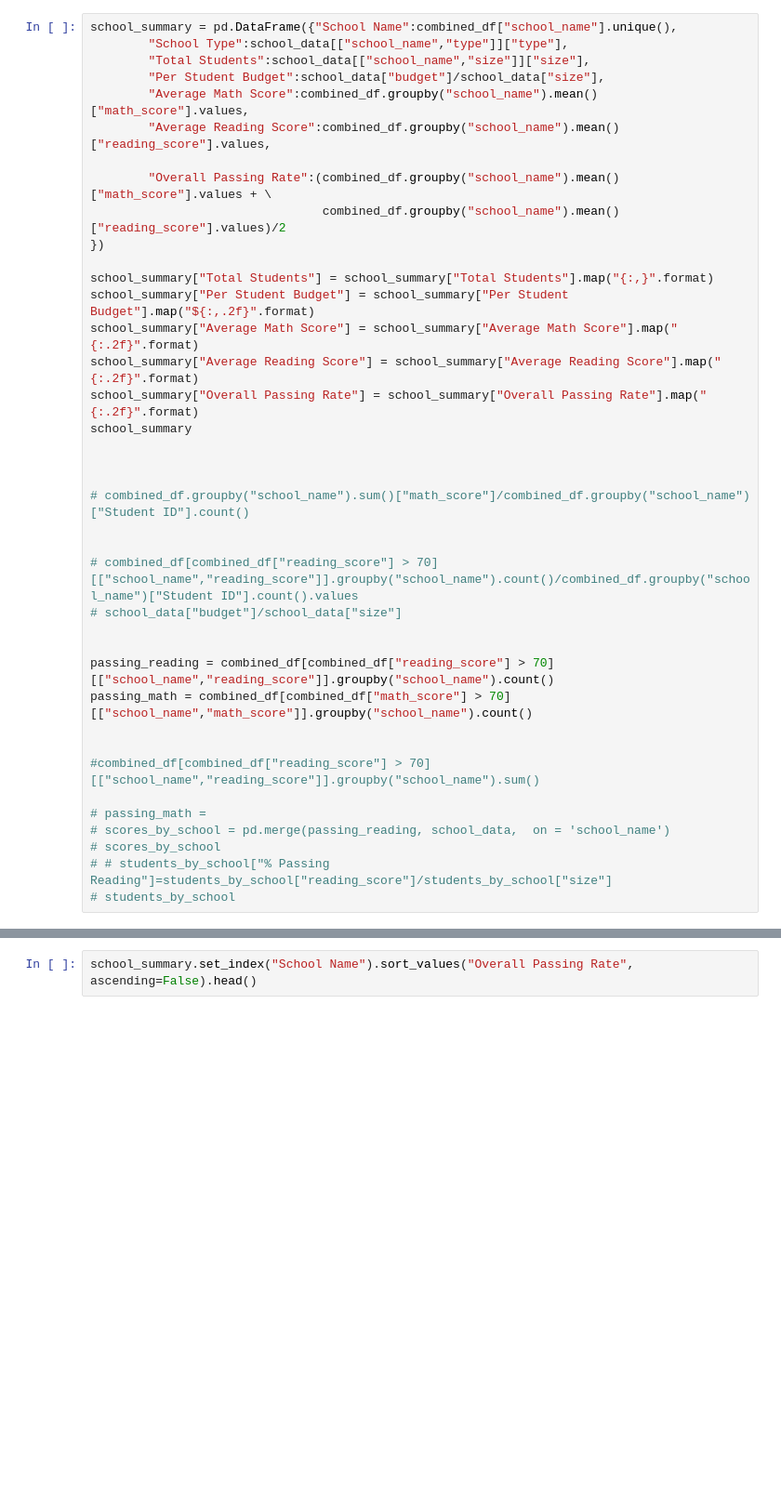
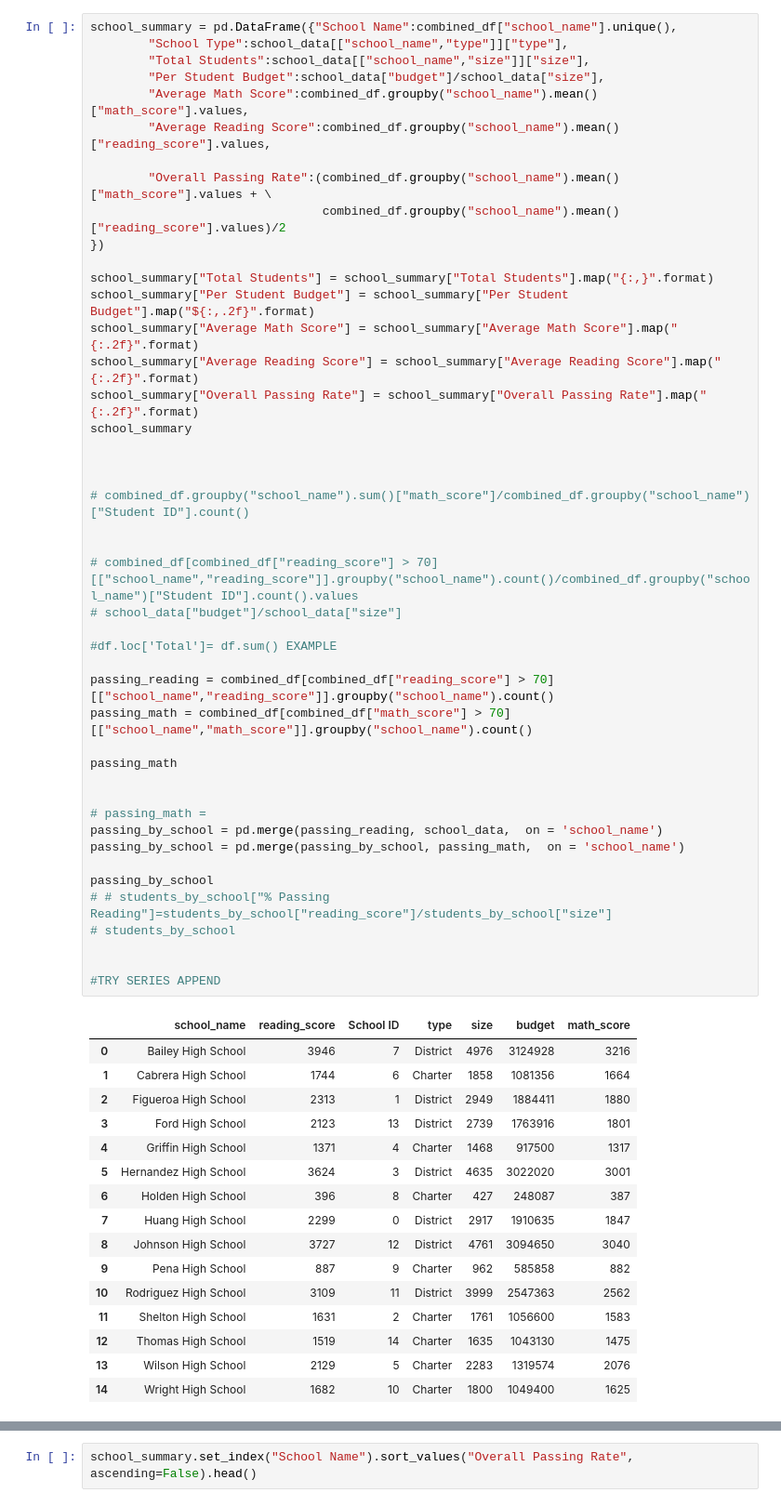
Before and after one commit to sbogdan-sb/Python-Data-Analysis, a Jupyter notebook: AcademyOfPy/AcademyOfPy.ipynb, the cells around one changed output, grey strips where cells are left out. Shown at 93% size. Saved outputs shown, nothing was run; the diff lists cells and outputs as text; blank space fills up the shorter version.

```diff
--- a/AcademyOfPy/AcademyOfPy.ipynb
+++ b/AcademyOfPy/AcademyOfPy.ipynb
@@ -42,33 +36,56 @@ school_summary = pd.DataFrame({"School Name":combined_df["school_name"].unique()
         "Average Reading Score":combined_df.groupby("school_name").mean()["reading_score"].values,
 
         "Overall Passing Rate":(combined_df.groupby("school_name").mean()["math_score"].values + \
                                 combined_df.groupby("school_name").mean()["reading_score"].values)/2
 })
 
 school_summary["Total Students"] = school_summary["Total Students"].map("{:,}".format)
 school_summary["Per Student Budget"] = school_summary["Per Student Budget"].map("${:,.2f}".format)
 school_summary["Average Math Score"] = school_summary["Average Math Score"].map("{:.2f}".format)
 school_summary["Average Reading Score"] = school_summary["Average Reading Score"].map("{:.2f}".format)
 school_summary["Overall Passing Rate"] = school_summary["Overall Passing Rate"].map("{:.2f}".format)
 school_summary
 
 
 
 # combined_df.groupby("school_name").sum()["math_score"]/combined_df.groupby("school_name")["Student ID"].count()
 
 
 # combined_df[combined_df["reading_score"] > 70][["school_name","reading_score"]].groupby("school_name").count()/combined_df.groupby("school_name")["Student ID"].count().values
 # school_data["budget"]/school_data["size"]
 
+#df.loc['Total']= df.sum() EXAMPLE
 
 passing_reading = combined_df[combined_df["reading_score"] > 70][["school_name","reading_score"]].groupby("school_name").count()
 passing_math = combined_df[combined_df["math_score"] > 70][["school_name","math_score"]].groupby("school_name").count()
 
+passing_math
 
-#combined_df[combined_df["reading_score"] > 70][["school_name","reading_score"]].groupby("school_name").sum()
 
 # passing_math =
-# scores_by_school = pd.merge(passing_reading, school_data,  on = 'school_name')
-# scores_by_school
+passing_by_school = pd.merge(passing_reading, school_data,  on = 'school_name')
+passing_by_school = pd.merge(passing_by_school, passing_math,  on = 'school_name')
+
+passing_by_school
 # # students_by_school["% Passing Reading"]=students_by_school["reading_score"]/students_by_school["size"]
 # students_by_school
+
+
+#TRY SERIES APPEND
+# %% [output]
+|  | school_name | reading_score | School ID | type | size | budget | math_score |
+| 0 | Bailey High School | 3946 | 7 | District | 4976 | 3124928 | 3216 |
+| 1 | Cabrera High School | 1744 | 6 | Charter | 1858 | 1081356 | 1664 |
+| 2 | Figueroa High School | 2313 | 1 | District | 2949 | 1884411 | 1880 |
+| 3 | Ford High School | 2123 | 13 | District | 2739 | 1763916 | 1801 |
+| 4 | Griffin High School | 1371 | 4 | Charter | 1468 | 917500 | 1317 |
+| 5 | Hernandez High School | 3624 | 3 | District | 4635 | 3022020 | 3001 |
+| 6 | Holden High School | 396 | 8 | Charter | 427 | 248087 | 387 |
+| 7 | Huang High School | 2299 | 0 | District | 2917 | 1910635 | 1847 |
+| 8 | Johnson High School | 3727 | 12 | District | 4761 | 3094650 | 3040 |
+| 9 | Pena High School | 887 | 9 | Charter | 962 | 585858 | 882 |
+| 10 | Rodriguez High School | 3109 | 11 | District | 3999 | 2547363 | 2562 |
+| 11 | Shelton High School | 1631 | 2 | Charter | 1761 | 1056600 | 1583 |
+| 12 | Thomas High School | 1519 | 14 | Charter | 1635 | 1043130 | 1475 |
+| 13 | Wilson High School | 2129 | 5 | Charter | 2283 | 1319574 | 2076 |
+| 14 | Wright High School | 1682 | 10 | Charter | 1800 | 1049400 | 1625 |
```
Also changed, not shown: parts of 9 cells of this notebook, 1 other file.
